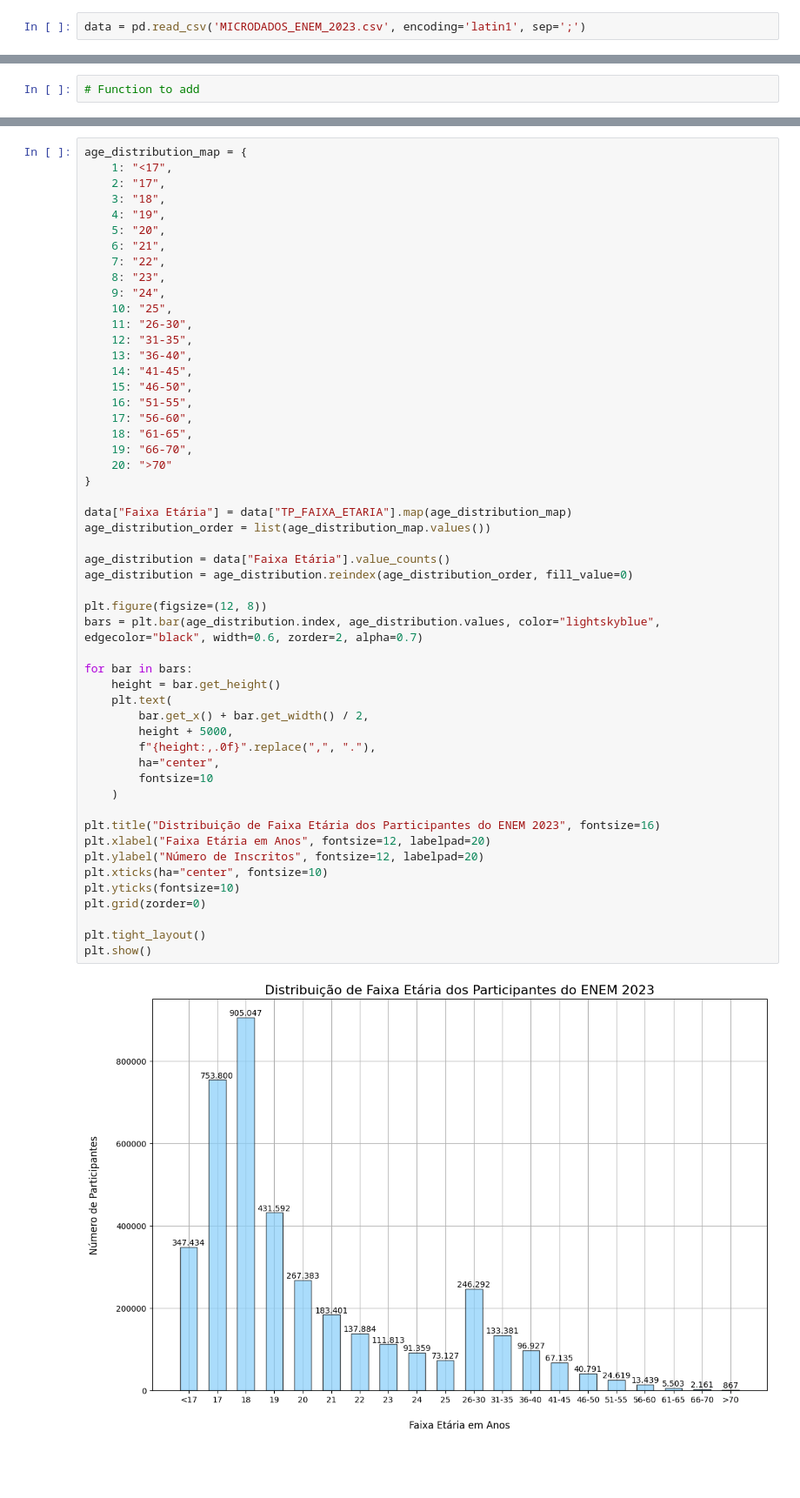
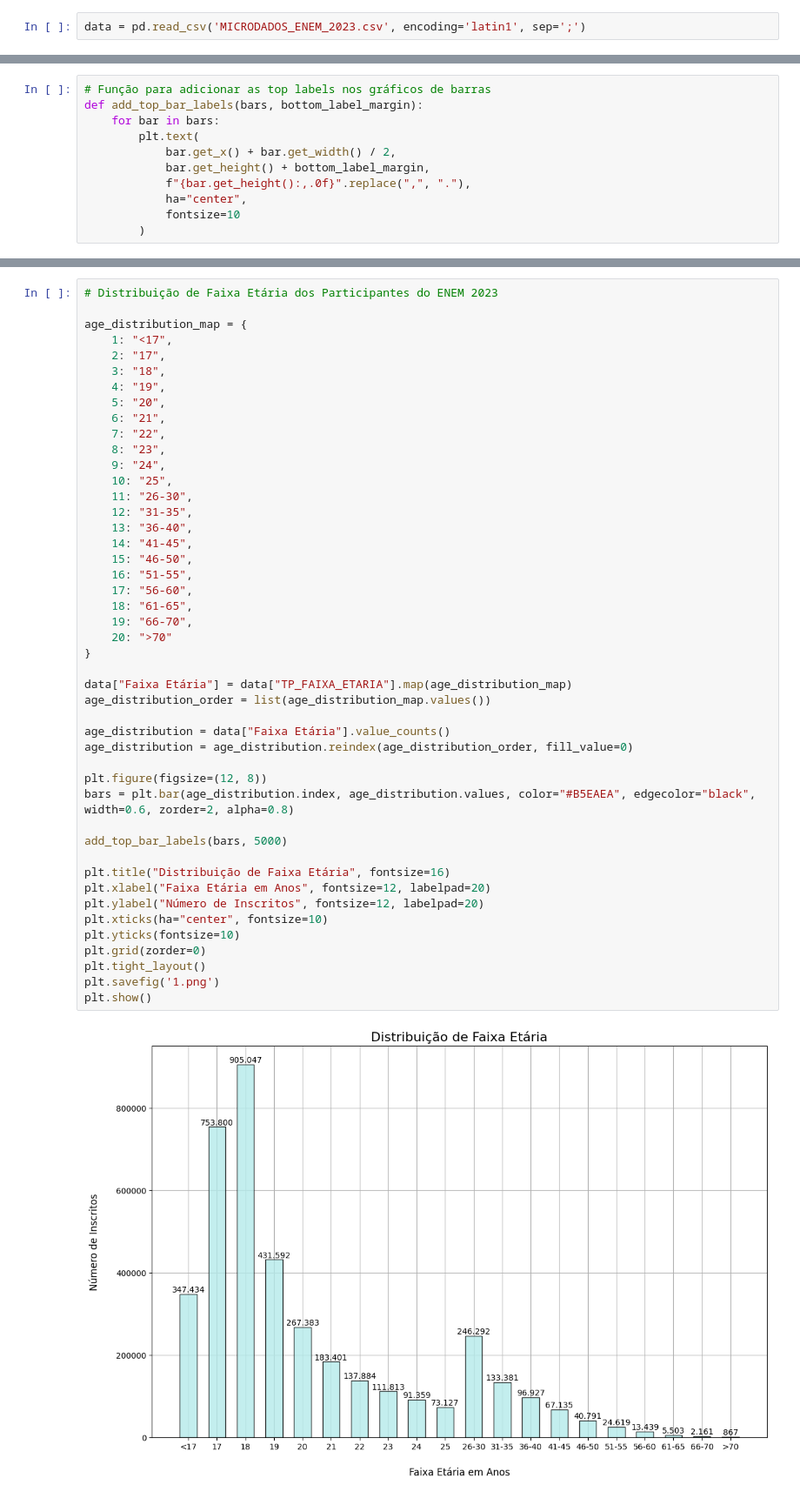
Before and after one commit to g-coutos/tcc, a Jupyter notebook: tcc.ipynb, the cells around one changed output, grey strips where cells are left out. Shown: that part at 87% size. Saved outputs shown, nothing was run; the diff lists cells and outputs as text; blank space fills up the shorter version.

```diff
--- a/tcc.ipynb
+++ b/tcc.ipynb
@@ -21,2 +7,11 @@ print(data[['SG_UF_PROVA']].head(10))
 # %%
-# Function to add
+# Função para adicionar as top labels nos gráficos de barras
+def add_top_bar_labels(bars, bottom_label_margin):
+    for bar in bars:
+        plt.text(
+            bar.get_x() + bar.get_width() / 2,
+            bar.get_height() + bottom_label_margin,
+            f"{bar.get_height():,.0f}".replace(",", "."),
+            ha="center",
+            fontsize=10
+        )
@@ -25,4 +18,6 @@ print(data[['SG_UF_PROVA']].head(10))
 # %%
+# Distribuição de Faixa Etária dos Participantes do ENEM 2023
+
 age_distribution_map = {
     1: "<17",
     2: "17",
@@ -36,43 +31,35 @@ age_distribution_map = {
     10: "25",
     11: "26-30",
     12: "31-35",
     13: "36-40",
     14: "41-45",
     15: "46-50",
     16: "51-55",
     17: "56-60",
     18: "61-65",
     19: "66-70",
     20: ">70"
 }
 
 data["Faixa Etária"] = data["TP_FAIXA_ETARIA"].map(age_distribution_map)
 age_distribution_order = list(age_distribution_map.values())
 
 age_distribution = data["Faixa Etária"].value_counts()
 age_distribution = age_distribution.reindex(age_distribution_order, fill_value=0)
 
 plt.figure(figsize=(12, 8))
-bars = plt.bar(age_distribution.index, age_distribution.values, color="lightskyblue", edgecolor="black", width=0.6, zorder=2, alpha=0.7)
+bars = plt.bar(age_distribution.index, age_distribution.values, color="#B5EAEA", edgecolor="black", width=0.6, zorder=2, alpha=0.8)
 
-for bar in bars:
-    height = bar.get_height()
-    plt.text(
-        bar.get_x() + bar.get_width() / 2,
-        height + 5000,
-        f"{height:,.0f}".replace(",", "."),
-        ha="center",
-        fontsize=10
-    )
+add_top_bar_labels(bars, 5000)
 
-plt.title("Distribuição de Faixa Etária dos Participantes do ENEM 2023", fontsize=16)
+plt.title("Distribuição de Faixa Etária", fontsize=16)
 plt.xlabel("Faixa Etária em Anos", fontsize=12, labelpad=20)
 plt.ylabel("Número de Inscritos", fontsize=12, labelpad=20)
 plt.xticks(ha="center", fontsize=10)
 plt.yticks(fontsize=10)
 plt.grid(zorder=0)
-
 plt.tight_layout()
+plt.savefig('1.png')
 plt.show()
 # %% [output]
-[figure, old version]
+[figure, new version]
```
Also changed, not shown: parts of 17 cells of this notebook, 8 other files.
